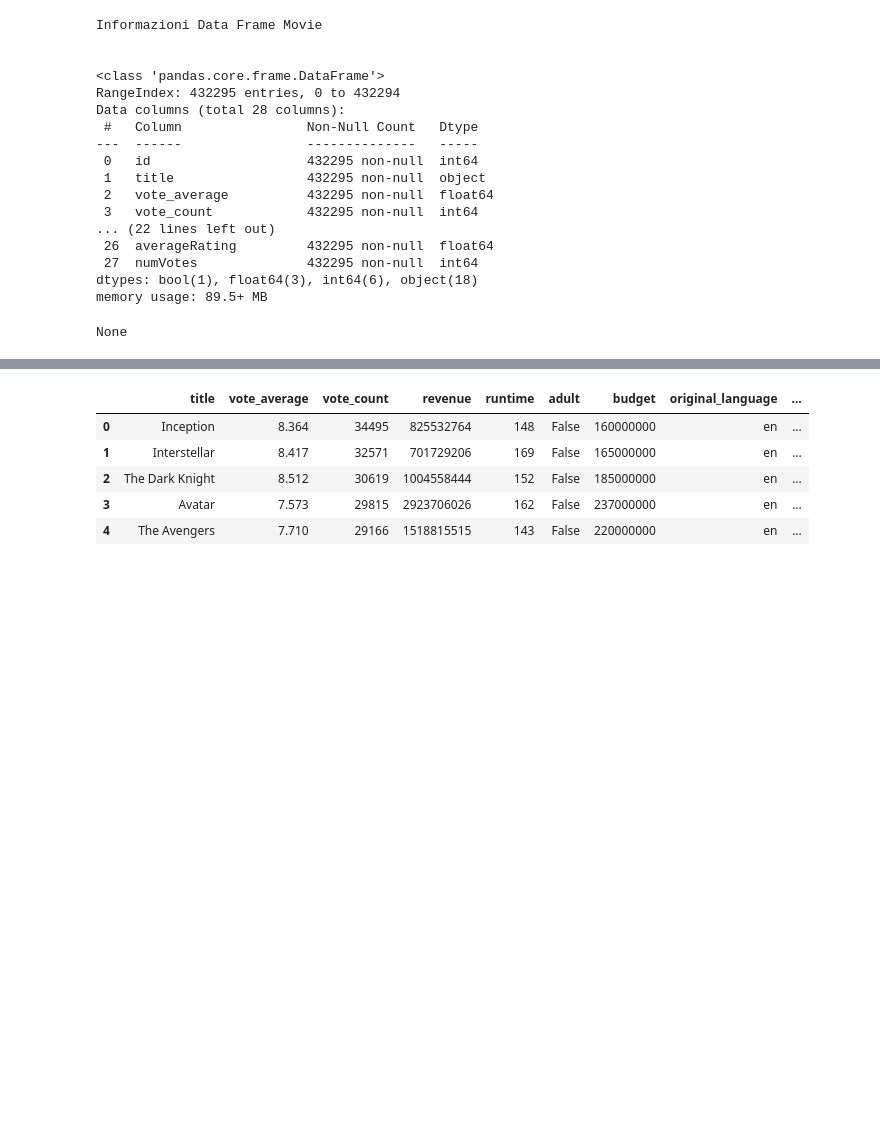
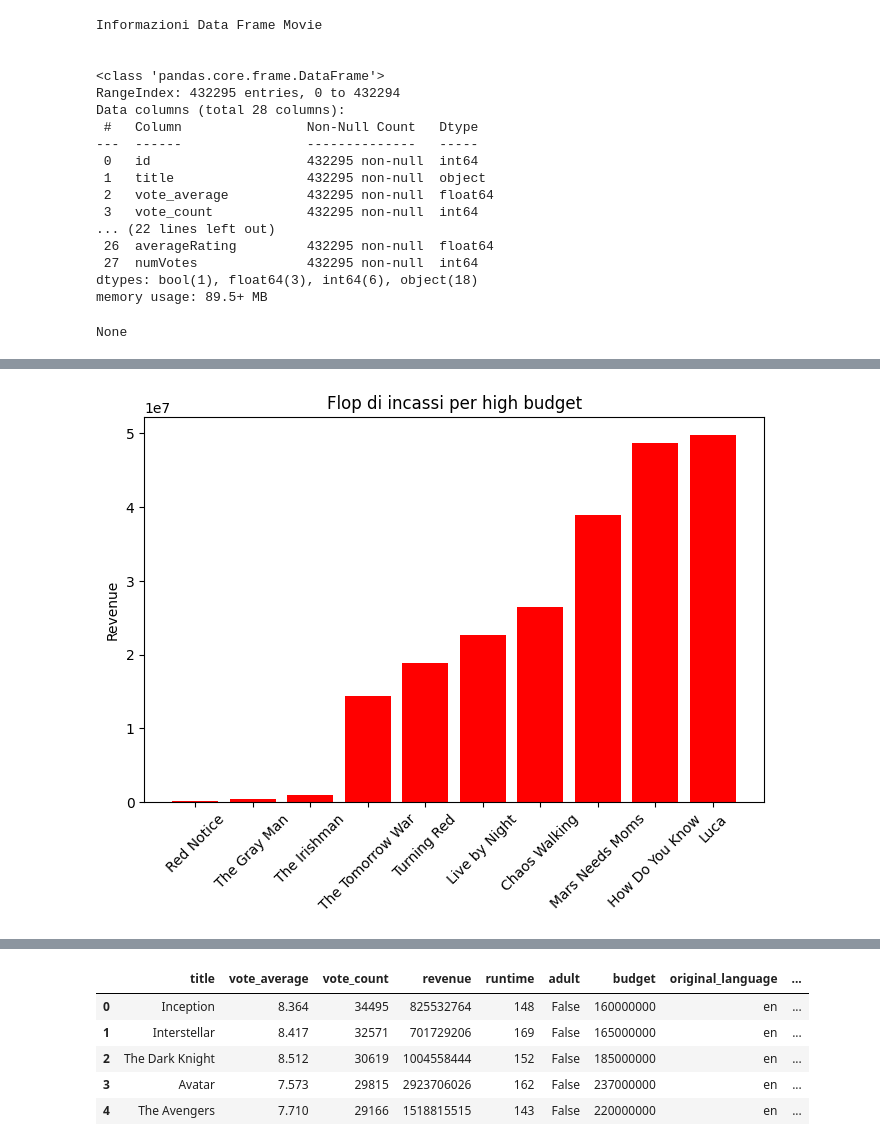
Before and after one commit to pierca9494/Jupyter-Pandas, a Jupyter notebook: EsercizioGruppo2/Analisi2.ipynb, the cells around one changed output, grey strips where cells are left out. Drawn from its saved outputs; the diff is of its cells as text; code cells hidden in the pictures; blank space fills up the shorter version.

```diff
--- a/EsercizioGruppo2/Analisi2.ipynb
+++ b/EsercizioGruppo2/Analisi2.ipynb
@@ -59,0 +94,16 @@ Name: tconst, Length: 432295, dtype: object
+# %%
+# Flop di incassi per high budget
+top_10_flop_high_budget = filtered_df[filtered_df["budget"] > 100_000_000].sort_values("revenue", ascending=True).head(10)
+
+# Plot singolo
+plt.figure(figsize=(8, 5))
+plt.bar(top_10_flop_high_budget["title"], top_10_flop_high_budget["revenue"], color="red")
+plt.title("Flop di incassi per high budget")
+plt.ylabel("Revenue")
+plt.xticks(rotation=45)
+plt.show()
+
+# Tabella dei risultati. Ognuno ci puo' aggiungere le diverse series che vuole confrontare
+display(top_10_flop_high_budget[["title","averageRating", "weighted_vote", "vote_count", "budget", "revenue", 'release_date', 'genres','spoken_languages']])
+# %% [output]
+[figure, added]
```
Also changed, not shown: parts of 21 cells of this notebook.
